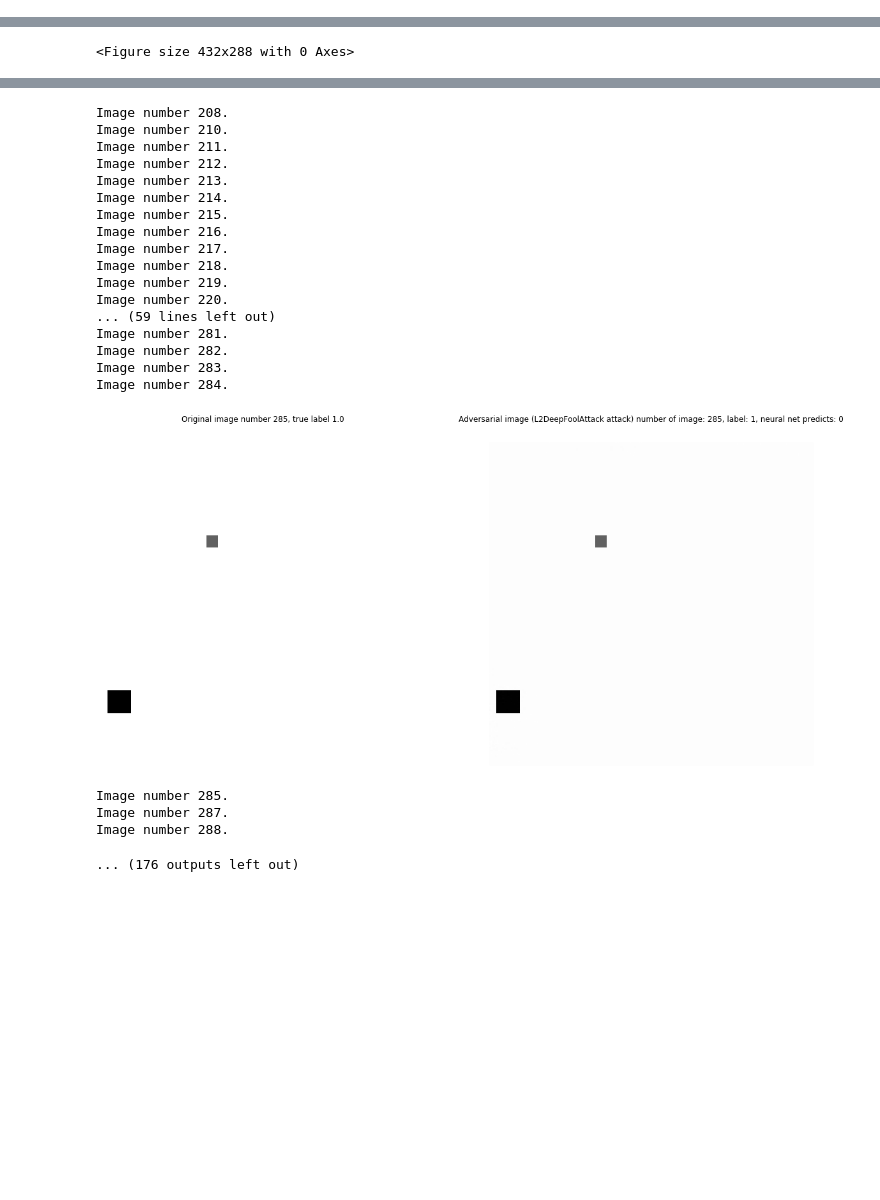
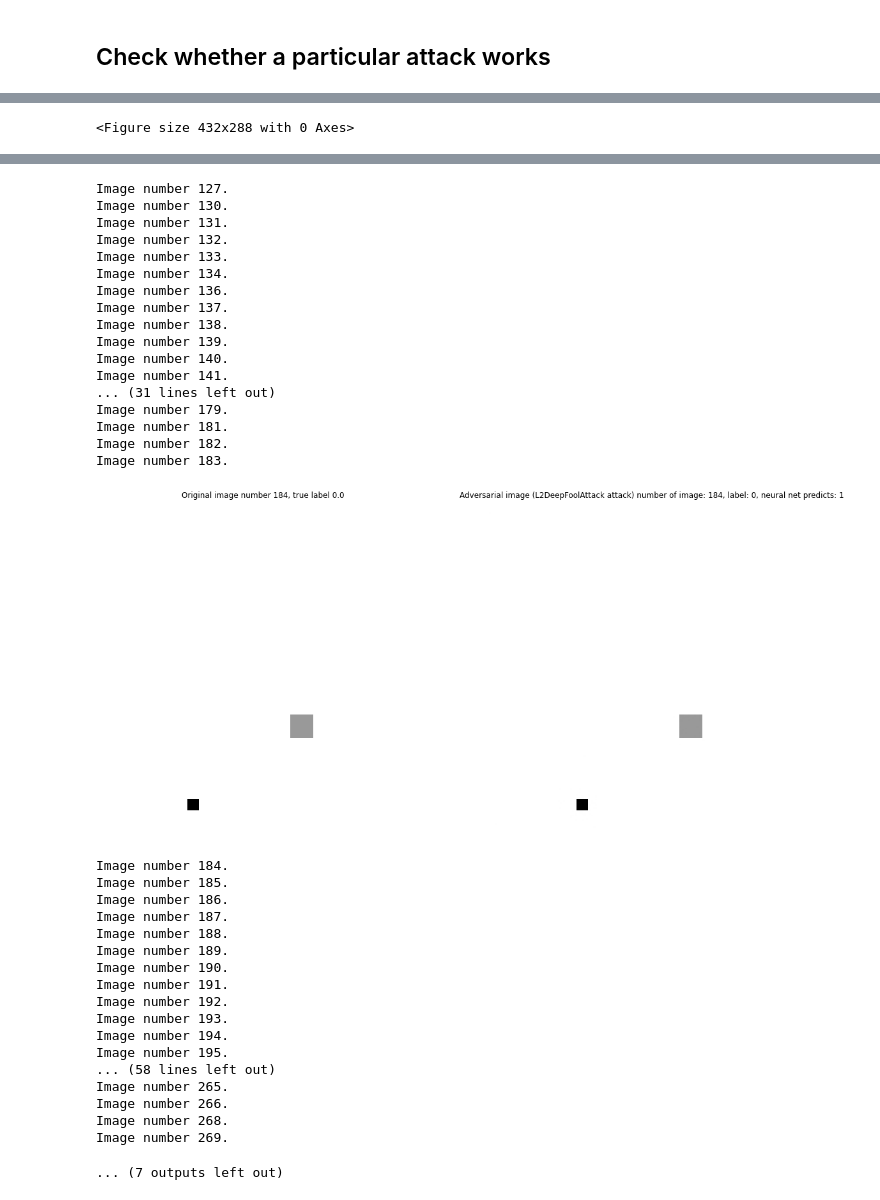
Before and after one commit to zhenningdavidliu/NN_security, a Jupyter notebook: gen_adversarial.ipynb, the cells around one changed output, grey strips where cells are left out. Saved outputs shown, nothing was run; the diff lists cells and outputs as text; code cells hidden in the pictures; blank space fills up the shorter version.

```diff
--- a/gen_adversarial.ipynb
+++ b/gen_adversarial.ipynb
@@ -155,0 +84,5 @@ input_shape (224, 224, 1)
+# %%
+%%time
+data_loader = data_selector(cgf['DATASET']['name'], cgf['DATASET']['arguments'])
+
+data, labels, diff = data_loader.load_data()
@@ -177,7 +185,7 @@ Loss :0.6136834809769905, Accuracy: 0.949%.
 # %%
 data_loader = data_selector(cgf['DATASET']['name'], cgf['DATASET']['train_arguments'])
 
-data_train, labels_train, _ = data_loader.load_data()
+data_train, labels_train, diff_train = data_loader.load_data()
 
 # Preprocessing
 if model_name =='resnet':
@@ -208,14 +216,17 @@ Loss :1.2330046153673901, Accuracy: 0.9093%.
+# %% [markdown]
+## Check whether a particular attack works
 # %%
 # Do adversarial attacks on training data (can also do on test)
 
 originals = []
 adversarials = []
+diffs = []
 adv_lab = []
 ans = []
 
 plt.figure()
 
-data_size = 3000
+data_size = 500
 
 if attack == 'spsa':
     for i in range(data_size):
@@ -266,6 +277,7 @@ else:
                 originals.append(img_to_show)
                 adversarials.append(cand_to_show)
                 adv_lab.append(labels[i])
+                diffs.append(diff[i])
                 ans.append(np.argmax(model.predict(cand)))
 
 
@@ -367,22 +377,36 @@ Image number 207.
-Image number 208.
-Image number 210.
-Image number 211.
-Image number 212.
-Image number 213.
-Image number 214.
-Image number 215.
-Image number 216.
-Image number 217.
-Image number 218.
-Image number 219.
-Image number 220.
-... (59 lines left out)
-Image number 281.
-Image number 282.
-Image number 283.
-Image number 284.
+Image number 127.
+Image number 130.
+Image number 131.
+Image number 132.
+Image number 133.
+Image number 134.
+Image number 136.
+Image number 137.
+Image number 138.
+Image number 139.
+Image number 140.
+Image number 141.
+... (31 lines left out)
+Image number 179.
+Image number 181.
+Image number 182.
+Image number 183.
-[figure, old version]
+[figure, new version]
-Image number 285.
-Image number 287.
-Image number 288.
+Image number 184.
+Image number 185.
+Image number 186.
+Image number 187.
+Image number 188.
+Image number 189.
+Image number 190.
+Image number 191.
+Image number 192.
+Image number 193.
+Image number 194.
+Image number 195.
+... (58 lines left out)
+Image number 265.
+Image number 266.
+Image number 268.
+Image number 269.
-... (176 outputs left out)
+... (7 outputs left out)
```
Also changed, not shown: parts of 15 cells of this notebook, 4 other files.
